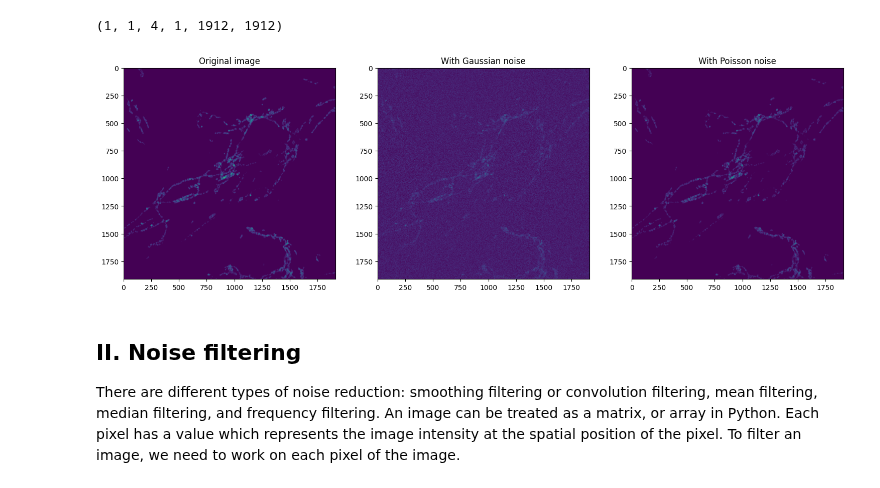
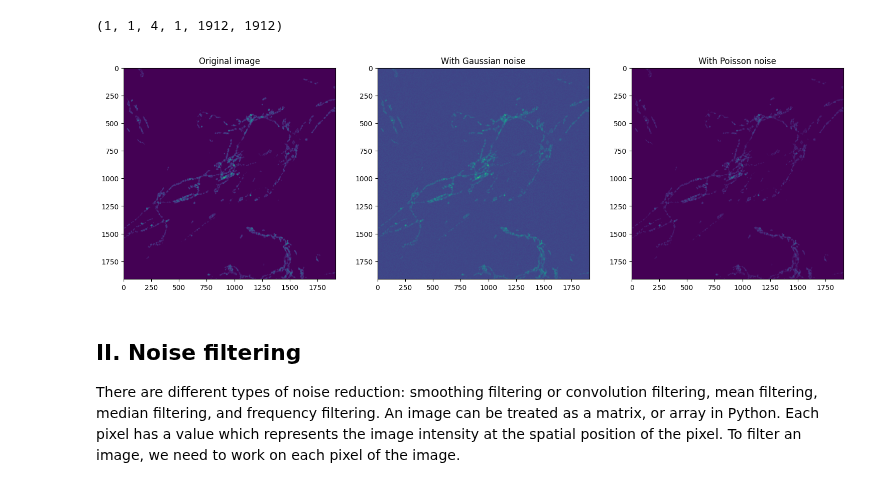
Before and after one commit to u-schulze/Python-course, a Jupyter notebook: Course-main.ipynb, the cells around one changed output. Saved outputs shown, nothing was run; the diff lists cells and outputs as text; code cells hidden in the pictures.

```diff
--- a/Course-main.ipynb
+++ b/Course-main.ipynb
@@ -126,27 +126,28 @@ imgsize = myimg.shape           # image size
 (1, 1, 4, 1, 1912, 1912)
 # %%
 # Genereate RANDOM GAUSSIAN NOISE
+
+
+
 mean = 0
-stddev = 10
-noise = np.zeros(imgsize, np.uint8)
-cv2.randn(noise, mean, stddev)
-# add the noise to the image
-noisy_gauss_img = cv2.add(myimg, noise)
+stddev = 1
+noisy_gauss_img = myimg + np.random.normal(mean, stddev, myimg.shape)
+
 
 
 # APPLY POISSON NOISE
 noisy_poisson_img = np.random.poisson(myimg)
 
 fig, axs = plt.subplots(1, 3)
 ax1=axs[0].imshow(myimg[0,:,:])              # original image
 ax2=axs[1].imshow(noisy_gauss_img[0,:,:])    # with addition Gaussian noise
 ax3=axs[2].imshow(noisy_poisson_img[0,:,:])  # after application of Poisson noise
 axs[0].set_title('Original image')
 axs[1].set_title('With Gaussian noise')
 axs[2].set_title('With Poisson noise')
 fig.set_size_inches(18.5, 10)
 # %% [output]
-[figure, old version]
+[figure, new version]
 # %% [markdown]
 ## II. Noise filtering ##
 There are different types of noise reduction: smoothing filtering or convolution filtering, mean filtering, median filtering, and frequency filtering. An image can be treated as a matrix, or array in Python. Each pixel has a value which represents the image intensity at the spatial position of the pixel. To filter an image, we need to work on each pixel of the image.
```
